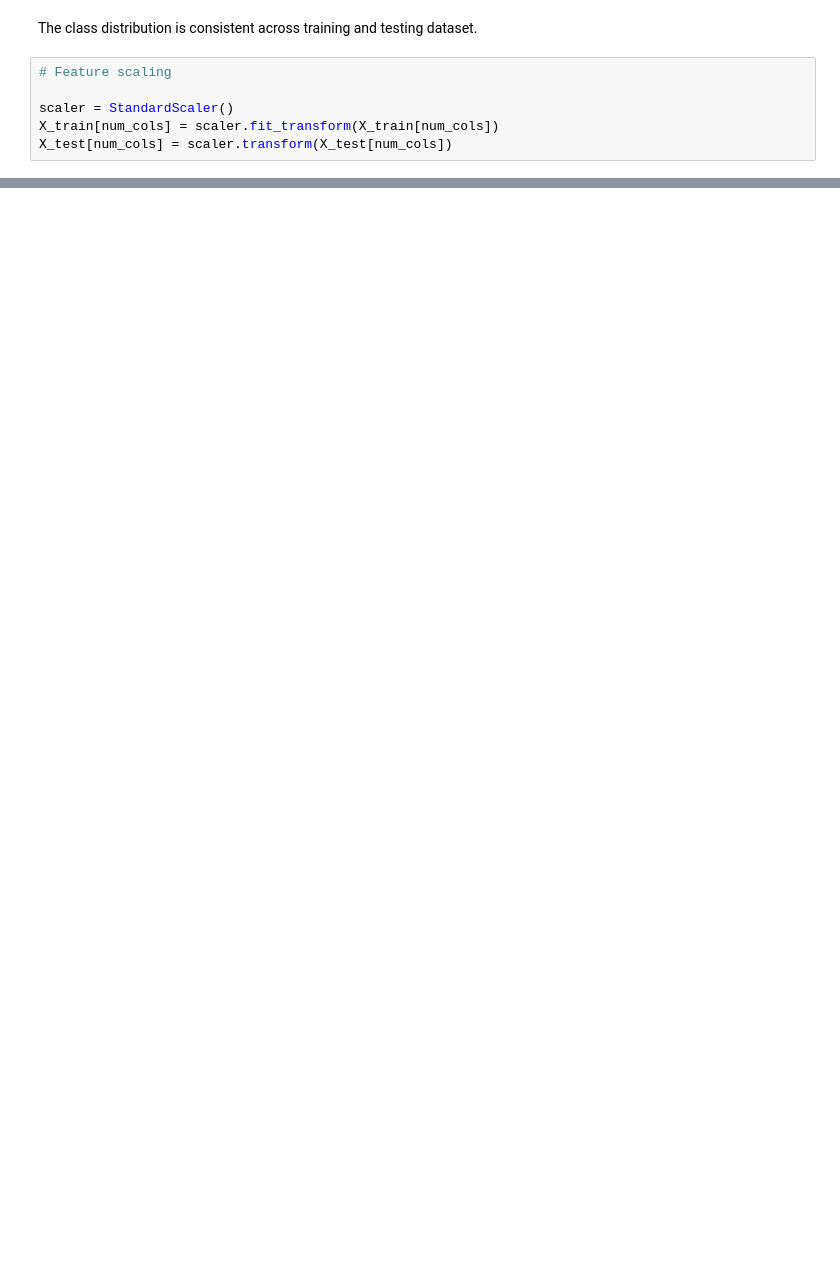
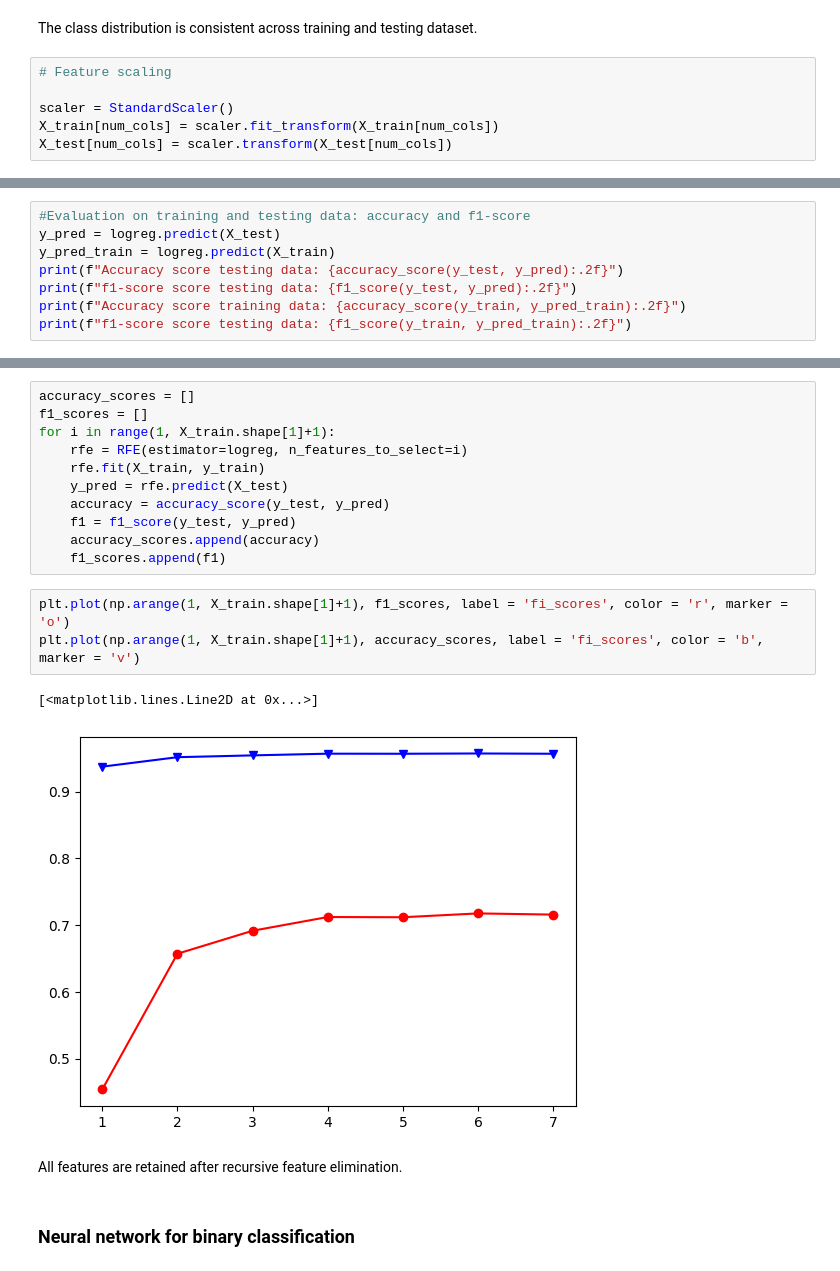
Before and after one commit to minhvyha/PredictifyMeNoteBook, a Jupyter notebook: diabetes_prediction.ipynb, the cells around one changed output, grey strips where cells are left out. Saved outputs shown, nothing was run; the diff lists cells and outputs as text; blank space fills up the shorter version.

```diff
--- a/diabetes_prediction.ipynb
+++ b/diabetes_prediction.ipynb
@@ -215,0 +231,8 @@ X_test[num_cols] = scaler.transform(X_test[num_cols])
+# %%
+#Evaluation on training and testing data: accuracy and f1-score
+y_pred = logreg.predict(X_test)
+y_pred_train = logreg.predict(X_train)
+print(f"Accuracy score testing data: {accuracy_score(y_test, y_pred):.2f}")
+print(f"f1-score score testing data: {f1_score(y_test, y_pred):.2f}")
+print(f"Accuracy score training data: {accuracy_score(y_train, y_pred_train):.2f}")
+print(f"f1-score score testing data: {f1_score(y_train, y_pred_train):.2f}")
@@ -215,0 +273,21 @@ X_test[num_cols] = scaler.transform(X_test[num_cols])
+# %%
+accuracy_scores = []
+f1_scores = []
+for i in range(1, X_train.shape[1]+1):
+    rfe = RFE(estimator=logreg, n_features_to_select=i)
+    rfe.fit(X_train, y_train)
+    y_pred = rfe.predict(X_test)
+    accuracy = accuracy_score(y_test, y_pred)
+    f1 = f1_score(y_test, y_pred)
+    accuracy_scores.append(accuracy)
+    f1_scores.append(f1)
+# %%
+plt.plot(np.arange(1, X_train.shape[1]+1), f1_scores, label = 'fi_scores', color = 'r', marker = 'o')
+plt.plot(np.arange(1, X_train.shape[1]+1), accuracy_scores, label = 'fi_scores', color = 'b', marker = 'v')
+# %% [output]
+[<matplotlib.lines.Line2D at 0x...>]
+[figure, added]
+# %% [markdown]
+All features are retained after recursive feature elimination.
+# %% [markdown]
+### Neural network for binary classification
```
Also changed, not shown: parts of 30 cells of this notebook.
